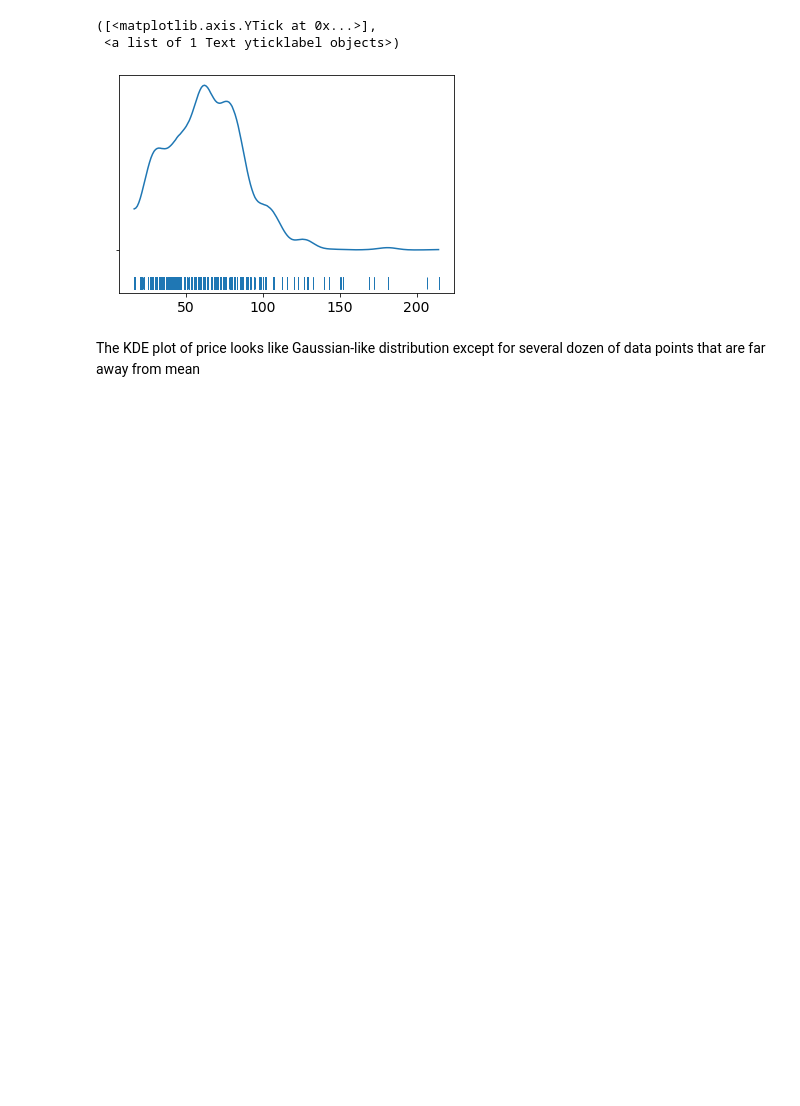
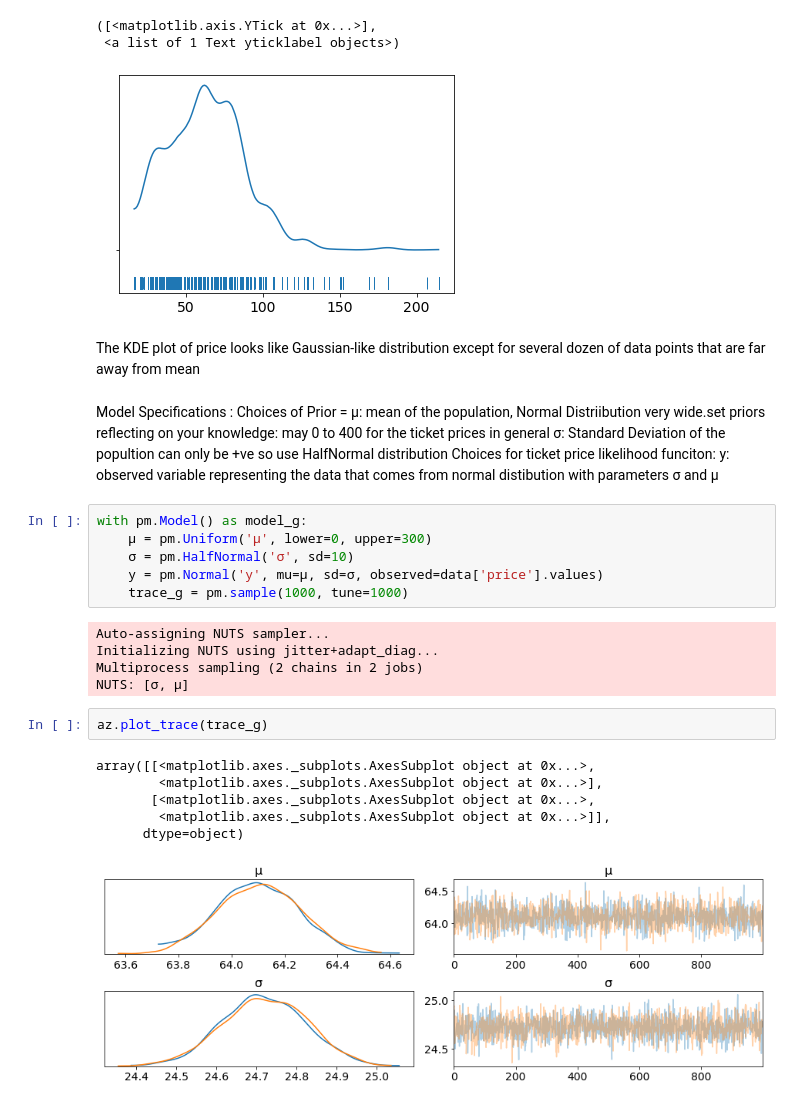
Before and after one commit to MandeepSinghthakur/BayesianStatistics, a Jupyter notebook: bayesian.ipynb, the cells around one changed output. Cells and saved outputs as stored; diff of their text form; blank space fills up the shorter version.

```diff
--- a/bayesian.ipynb
+++ b/bayesian.ipynb
@@ -72,3 +72,31 @@ plt.yticks([0], alpha =0)
 [figure]
 # %% [markdown]
 The KDE plot of price looks like Gaussian-like distribution except for several dozen of data points that are far away from mean
+# %% [markdown]
+Model Specifications :
+    Choices of Prior =
+        μ: mean of the population, Normal Distriibution very wide.set priors reflecting on your knowledge:
+            may 0 to 400 for the ticket prices in general
+        σ: Standard Deviation of the popultion can only be +ve so use HalfNormal distribution
+    Choices for ticket price likelihood funciton:
+        y: observed variable representing the data that comes from normal distibution with parameters σ and μ
+# %%
+with pm.Model() as model_g:
+    μ = pm.Uniform('μ', lower=0, upper=300)
+    σ = pm.HalfNormal('σ', sd=10)
+    y = pm.Normal('y', mu=μ, sd=σ, observed=data['price'].values)
+    trace_g = pm.sample(1000, tune=1000)
+# %% [output]
+Auto-assigning NUTS sampler...
+Initializing NUTS using jitter+adapt_diag...
+Multiprocess sampling (2 chains in 2 jobs)
+NUTS: [σ, μ]
+# %%
+az.plot_trace(trace_g)
+# %% [output]
+array([[<matplotlib.axes._subplots.AxesSubplot object at 0x...>,
+        <matplotlib.axes._subplots.AxesSubplot object at 0x...>],
+       [<matplotlib.axes._subplots.AxesSubplot object at 0x...>,
+        <matplotlib.axes._subplots.AxesSubplot object at 0x...>]],
+      dtype=object)
+[figure, added]
```
